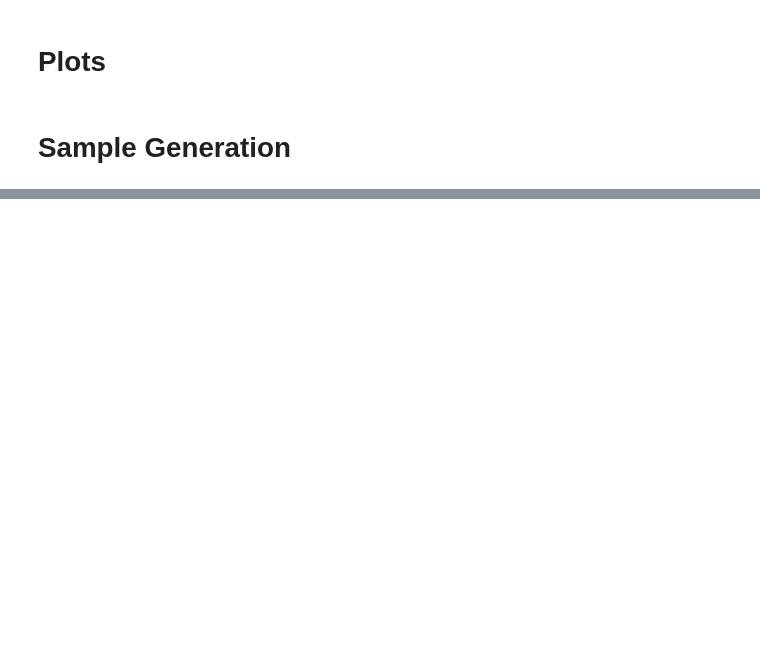
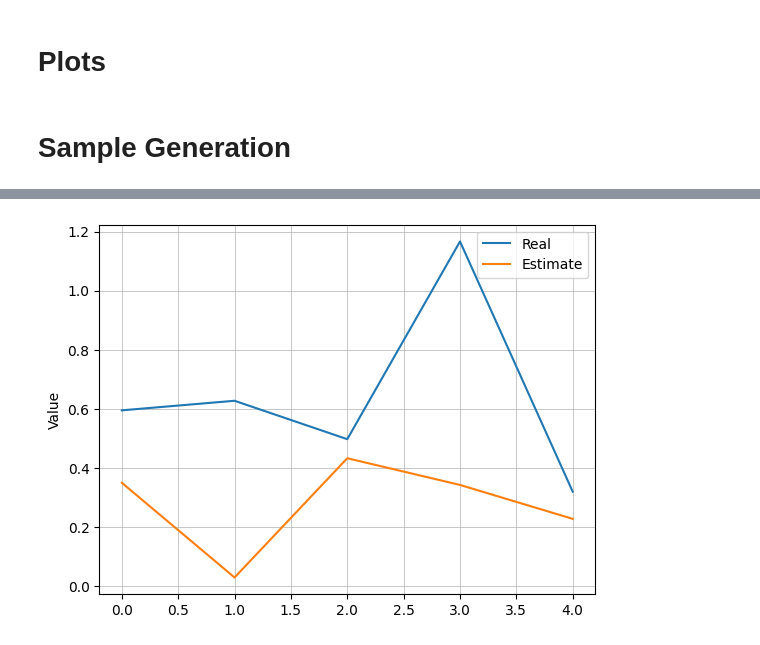
Before and after one commit to TiagoCAAmorim/graph_nn, a Jupyter notebook: gnn_lineq/notebooks/tests.ipynb, the cells around one changed output, grey strips where cells are left out. Saved outputs shown, nothing was run; the diff lists cells and outputs as text; code cells hidden in the pictures; blank space fills up the shorter version.

```diff
--- a/gnn_lineq/notebooks/tests.ipynb
+++ b/gnn_lineq/notebooks/tests.ipynb
@@ -357,0 +396,18 @@ shell_layout
+# %%
+options = {
+    'n': 100,
+    'number_generator': number_generator,
+    'rank': 5,
+    'off_diagonal_abs_mean': 1.0,
+    'symmetric': False,
+    'uniform_range': (0.1,10.)
+}
+
+dataset = GraphDataset(**options)
+print(dataset[0])
+
+loader = DataLoader(dataset, batch_size=32, shuffle=False)
+for batch in loader:
+    print(batch)
+    print(batch.num_graphs)
+    break
@@ -357,0 +549,23 @@ shell_layout
+# %%
+model.eval()
+
+sample = dataset[0]
+with torch.no_grad():
+    result = model(sample.to(device))
+
+# print('Sample')
+# print(sample.y)
+# print('Result')
+# print(result)
+
+real = sample.y.cpu().flatten().numpy()
+estimate = result.cpu().flatten().numpy()
+
+plt.plot(real, label='Real')
+plt.plot(estimate, label='Estimate')
+plt.ylabel('Value')
+plt.legend()
+plt.grid(which='both', linewidth=0.5)
+plt.show()
+# %% [output]
+[figure, added]
```
Also changed, not shown: parts of 17 cells of this notebook.
